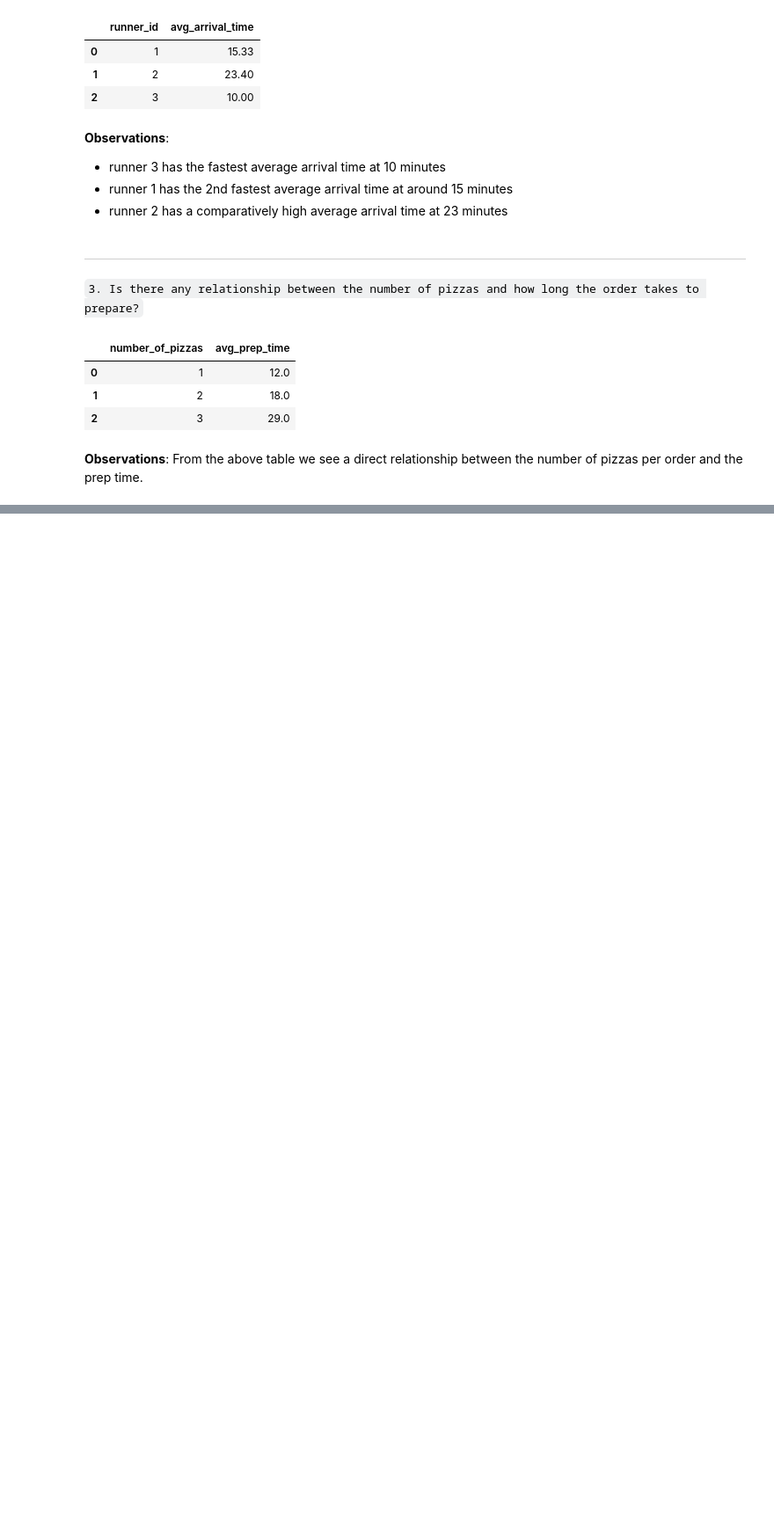
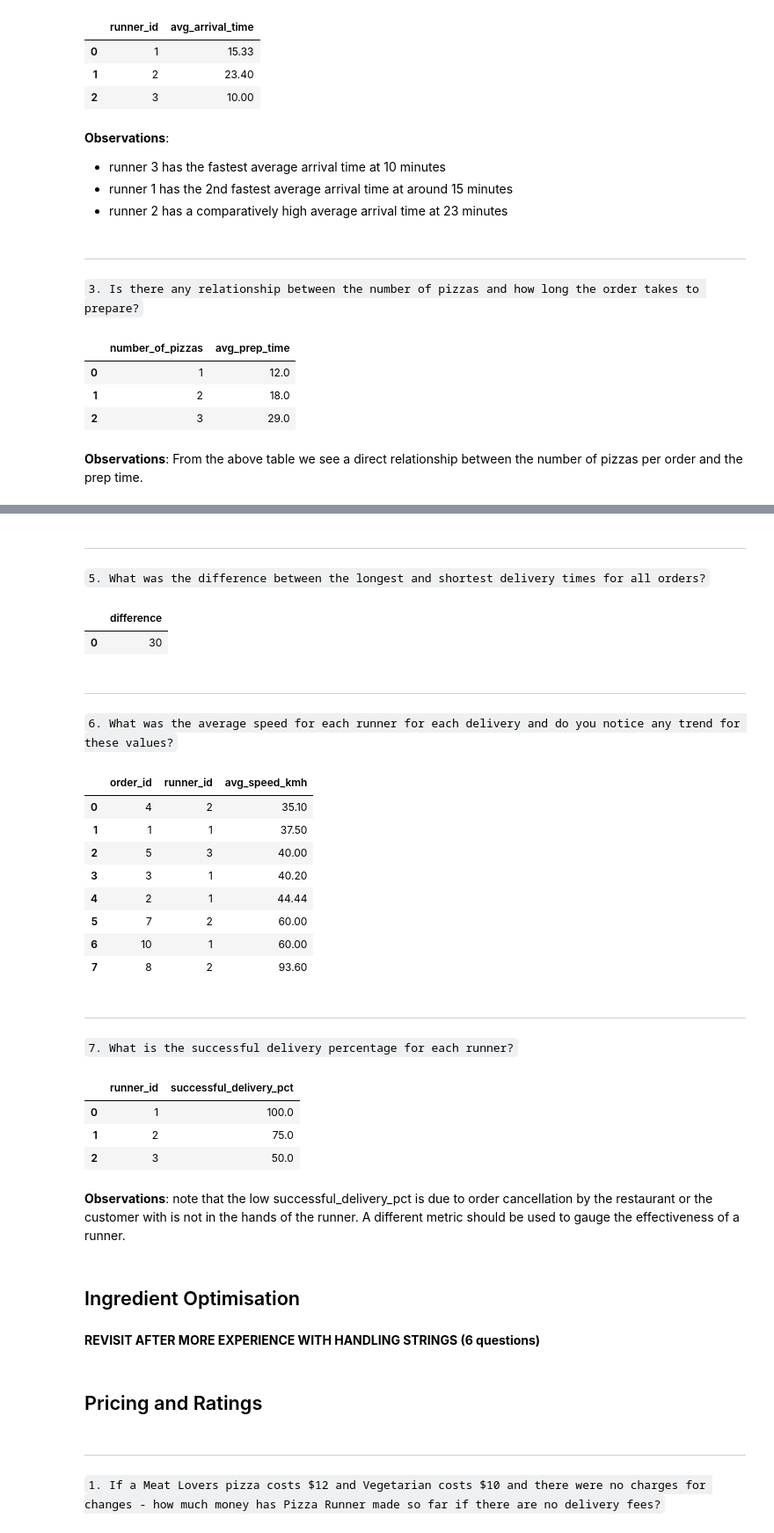
Before and after one commit to A-C-Sai/working-with-data, a Jupyter notebook: projects/sql-case-studies/Pizza Runner.ipynb, the cells around one changed output, grey strips where cells are left out. Shown: that part at 88% size. Saved outputs shown, nothing was run; the diff lists cells and outputs as text; code cells hidden in the pictures; blank space fills up the shorter version.

````diff
--- a/projects/sql-case-studies/Pizza Runner.ipynb
+++ b/projects/sql-case-studies/Pizza Runner.ipynb
@@ -698,0 +727,4 @@ execute_query(query_str)
+# %% [markdown]
+***
+# %% [markdown]
+```5. What was the difference between the longest and shortest delivery times for all orders?```
@@ -698,0 +740,38 @@ execute_query(query_str)
+# %%
+execute_query(query_str)
+# %% [output]
+|  | difference |
+| 0 | 30 |
+# %% [markdown]
+***
+# %% [markdown]
+```6. What was the average speed for each runner for each delivery and do you notice any trend for these values?```
+# %%
+query_str = (
+    """
+    select
+        order_id,
+        runner_id,
+        ROUND(distance / (duration/60),2) as avg_speed_kmh
+    from
+        runner_orders r
+    where r.duration is not null
+    order by 3 asc
+    """
+)
+# %%
+execute_query(query_str)
+# %% [output]
+|  | order_id | runner_id | avg_speed_kmh |
+| 0 | 4 | 2 | 35.10 |
+| 1 | 1 | 1 | 37.50 |
+| 2 | 5 | 3 | 40.00 |
+| 3 | 3 | 1 | 40.20 |
+| 4 | 2 | 1 | 44.44 |
+| 5 | 7 | 2 | 60.00 |
+| 6 | 10 | 1 | 60.00 |
+| 7 | 8 | 2 | 93.60 |
+# %% [markdown]
+***
+# %% [markdown]
+```7. What is the successful delivery percentage for each runner?```
@@ -698,0 +789,19 @@ execute_query(query_str)
+# %%
+execute_query(query_str)
+# %% [output]
+|  | runner_id | successful_delivery_pct |
+| 0 | 1 | 100.0 |
+| 1 | 2 | 75.0 |
+| 2 | 3 | 50.0 |
+# %% [markdown]
+**Observations**: note that the low successful_delivery_pct is due to order cancellation by the restaurant or the customer with is not in the hands of the runner. A different metric should be used to gauge the effectiveness of a runner.
+# %% [markdown]
+## Ingredient Optimisation
+# %% [markdown]
+**REVISIT AFTER MORE EXPERIENCE WITH HANDLING STRINGS (6 questions)**
+# %% [markdown]
+## Pricing and Ratings
+# %% [markdown]
+***
+# %% [markdown]
+```1. If a Meat Lovers pizza costs $12 and Vegetarian costs $10 and there were no charges for changes - how much money has Pizza Runner made so far if there are no delivery fees?```
````
Also changed, not shown: parts of 13 cells of this notebook.
